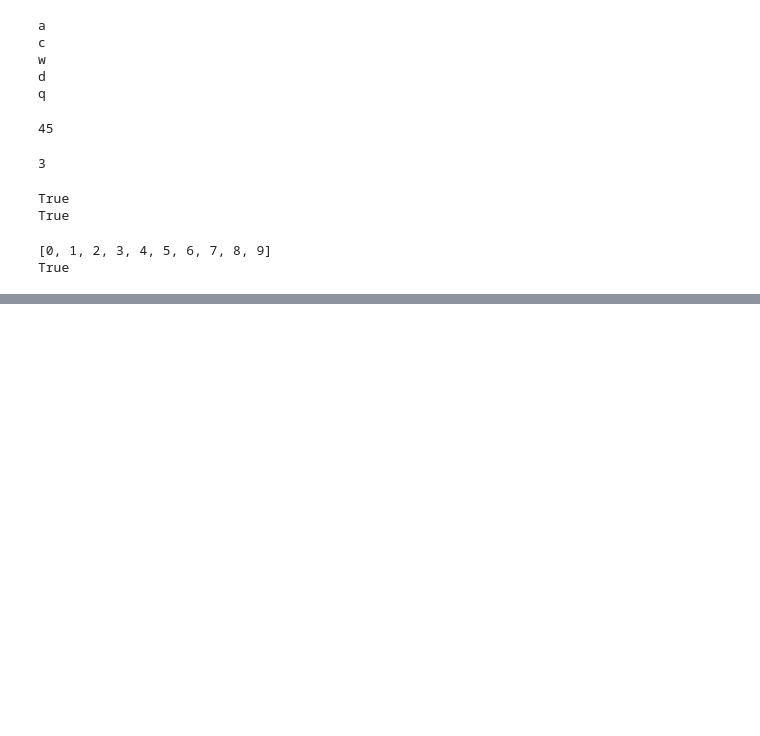
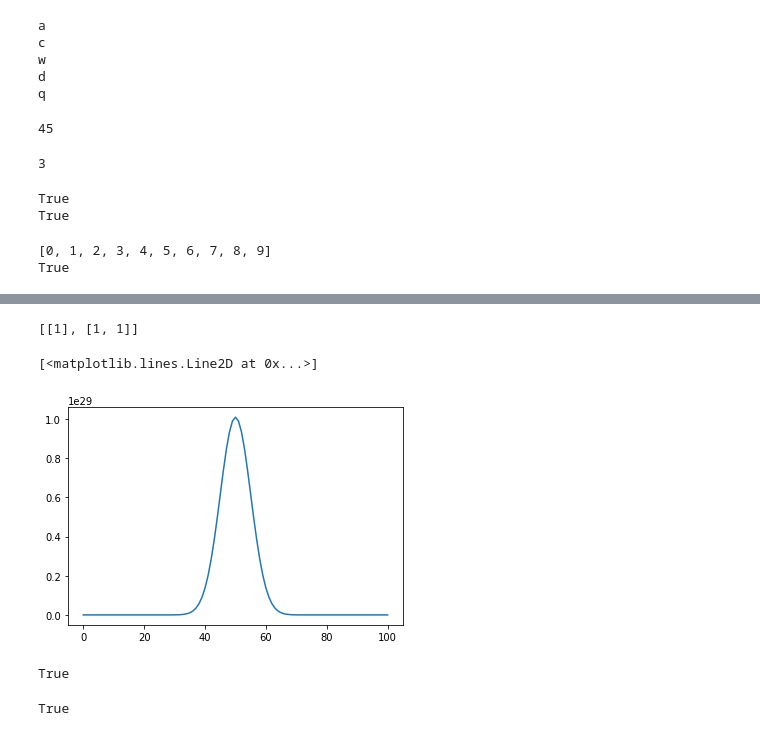
Before and after one commit to divergen371/pythonLearn, a Jupyter notebook: entranceIntoPythonPrograming/3-2_loop.ipynb, the cells around one changed output, grey strips where cells are left out. Saved outputs shown, nothing was run; the diff lists cells and outputs as text; code cells hidden in the pictures; blank space fills up the shorter version.

```diff
--- a/entranceIntoPythonPrograming/3-2_loop.ipynb
+++ b/entranceIntoPythonPrograming/3-2_loop.ipynb
@@ -209,0 +216,7 @@ True
+# %%
+
+# forの入れ子
+list2 = [['a', 'b', 'c'], ['d', 'e', 'f'], ['g', 'h', 'i'], ['j', 'k', 'l']]
+for i in range(len(list2)):
+    for j in range(3):
+        print(i + 1, j + 1, list2[i][j])
@@ -209,0 +236,15 @@ True
+# %%
+c = [[1]]
+for i in range(100):
+    c.append([1]+[0]*i+[1])
+    for j in range(i):
+        c[i+1][j+1] = c[i][j] + c[i][j+1]
+
+c[:2]
+# %% [output]
+[[1], [1, 1]]
+# %%
+plt.plot(c[100])
+# %% [output]
+[<matplotlib.lines.Line2D at 0x...>]
+[figure, added]
@@ -209,0 +258,4 @@ True
+# %%
+print(sum_lists([[20, 5], [6, 16, 14, 5], [16, 8, 16, 17, 14], [1], [5, 3, 5, 7]]) == 158)
+# %% [output]
+True
@@ -209,0 +269,4 @@ True
+# %%
+print(sum_matrix([[1,2,3],[4,5,6],[7,8,9]], [[1,4,7],[2,5,8],[3,6,9]]) == [[2, 6, 10], [6, 10, 14], [10, 14, 18]])
+# %% [output]
+True
```
Also changed, not shown: parts of 12 cells of this notebook, 1 other file.
